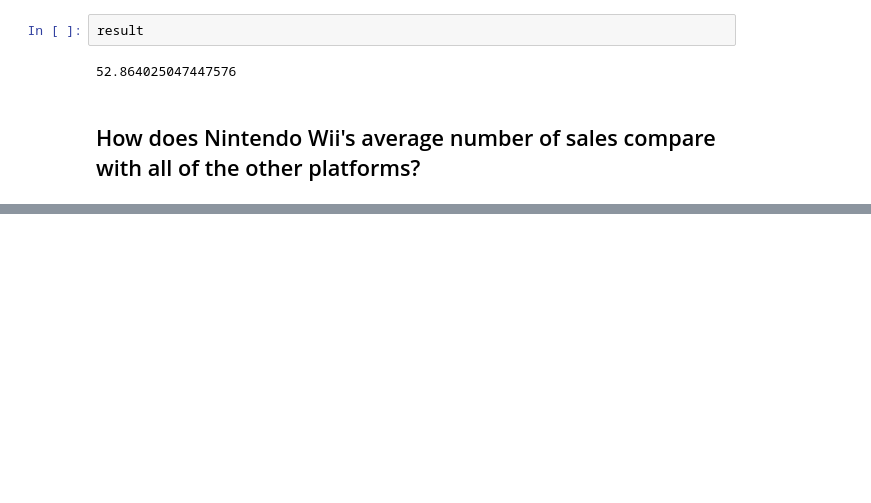
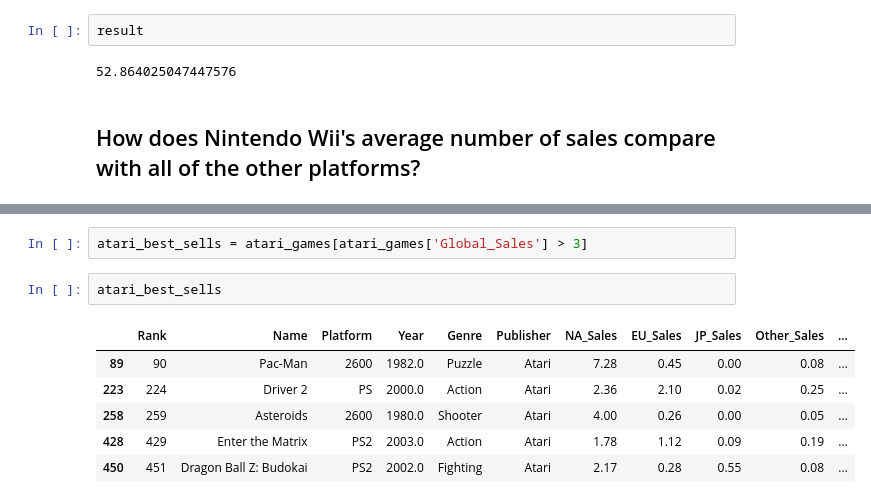
Before and after one commit to nastinsk/data_analysis, a Jupyter notebook: vg-stats.ipynb, the cells around one changed output, grey strips where cells are left out. Saved outputs shown, nothing was run; the diff lists cells and outputs as text; blank space fills up the shorter version.

```diff
--- a/vg-stats.ipynb
+++ b/vg-stats.ipynb
@@ -182,0 +286,11 @@ result
+# %%
+atari_best_sells = atari_games[atari_games['Global_Sales'] > 3]
+# %%
+atari_best_sells
+# %% [output]
+|  | Rank | Name | Platform | Year | Genre | Publisher | NA_Sales | EU_Sales | JP_Sales | Other_Sales | ... |
+| 89 | 90 | Pac-Man | 2600 | 1982.0 | Puzzle | Atari | 7.28 | 0.45 | 0.00 | 0.08 | ... |
+| 223 | 224 | Driver 2 | PS | 2000.0 | Action | Atari | 2.36 | 2.10 | 0.02 | 0.25 | ... |
+| 258 | 259 | Asteroids | 2600 | 1980.0 | Shooter | Atari | 4.00 | 0.26 | 0.00 | 0.05 | ... |
+| 428 | 429 | Enter the Matrix | PS2 | 2003.0 | Action | Atari | 1.78 | 1.12 | 0.09 | 0.19 | ... |
+| 450 | 451 | Dragon Ball Z: Budokai | PS2 | 2002.0 | Fighting | Atari | 2.17 | 0.28 | 0.55 | 0.08 | ... |
```
Also changed, not shown: parts of 28 cells of this notebook.
